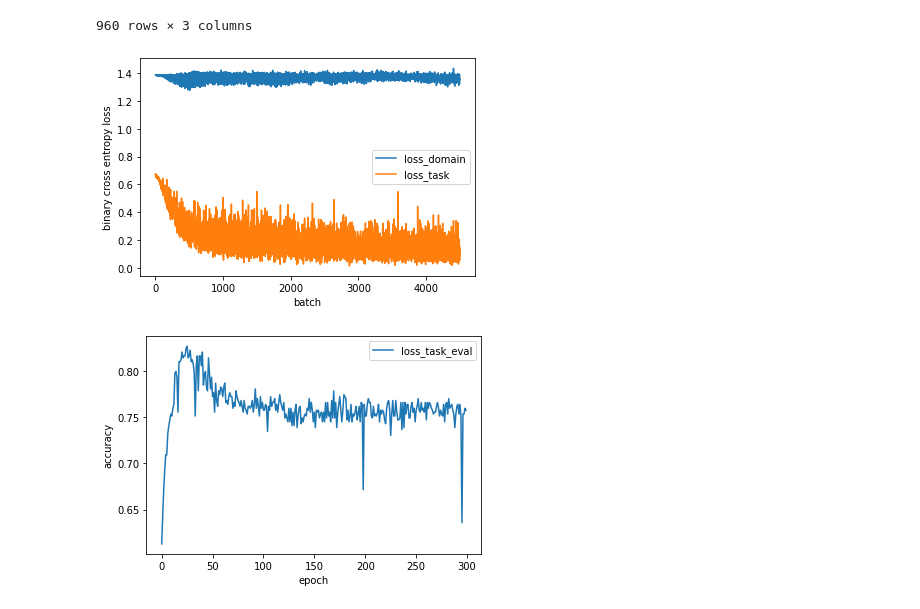
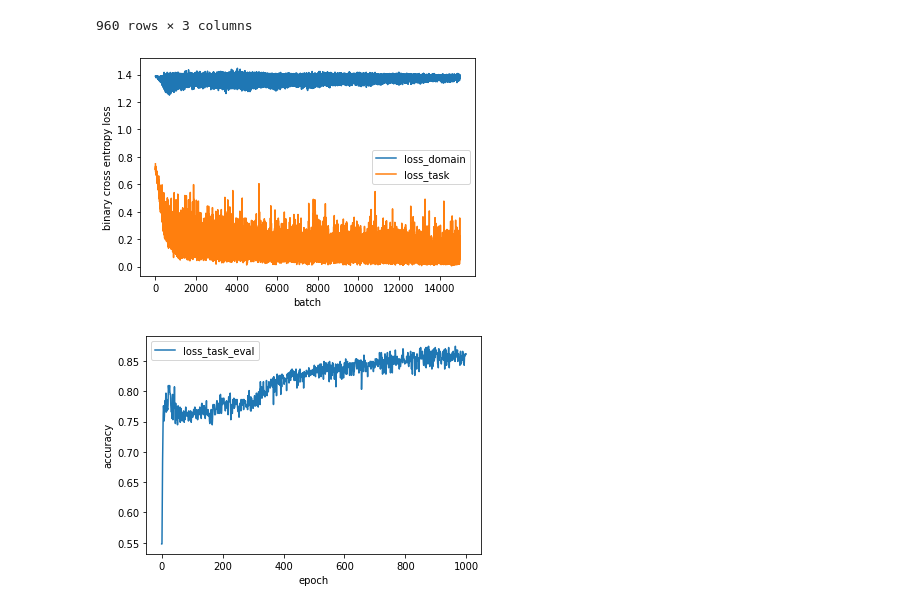
Before and after one commit to oh-yu/domain-invariant-learning, a Jupyter notebook: temporal_shift_simulation_CoDATS.ipynb, the cells around one changed output. Saved outputs shown, nothing was run; the diff lists cells and outputs as text; code cells hidden in the pictures.

```diff
--- a/temporal_shift_simulation_CoDATS.ipynb
+++ b/temporal_shift_simulation_CoDATS.ipynb
@@ -76,29 +76,29 @@ target_X, target_y_task = target_prime_X, target_prime_y_task
 # %%
 scaler = preprocessing.StandardScaler()
 train_source_X = scaler.fit_transform(train_source_X)
 target_X = scaler.fit_transform(target_X)
 train_source_X, train_source_y_task = utils.apply_sliding_window(train_source_X, train_source_y_task, filter_len=6)
 target_X, target_y_task = utils.apply_sliding_window(target_X, target_y_task, filter_len=6)
 train_target_X, test_target_X, train_target_y_task, test_target_y_task = train_test_split(target_X, target_y_task, test_size=0.5, shuffle=False)
 source_loader, target_loader, _, _, _, _ = utils.get_loader(train_source_X, train_target_X, train_source_y_task, train_target_y_task, shuffle=True)
 # TODO: Update utils.get_loader's docstring
 
 test_target_X = torch.tensor(test_target_X, dtype=torch.float32)
 test_target_y_task = torch.tensor(test_target_y_task, dtype=torch.float32)
 test_target_X = test_target_X.to(DEVICE)
 test_target_y_task = test_target_y_task.to(DEVICE)
 
 
 ## CoDATS fit, predict
-codats = Codats(input_size=train_source_X.shape[2], hidden_size=128, lr=0.0001, num_epochs=300)
+codats = Codats(input_size=train_source_X.shape[2], hidden_size=128, lr=0.0001, num_epochs=1000)
 codats.fit(source_loader, target_loader, test_target_X, test_target_y_task)
 pred_y_task = codats.predict(test_target_X)
 
 pred_y_task = pred_y_task > 0.5
 acc = sum(pred_y_task == test_target_y_task) / test_target_y_task.shape[0]
 # %% [output]
-[figure, old version]
+[figure, new version]
-[figure, old version]
+[figure, new version]
 # %%
 print(f"Target Prime Accuracy: {acc}")
 # %% [output]
```
Also changed, not shown: parts of 1 cell of this notebook, 1 other file.
